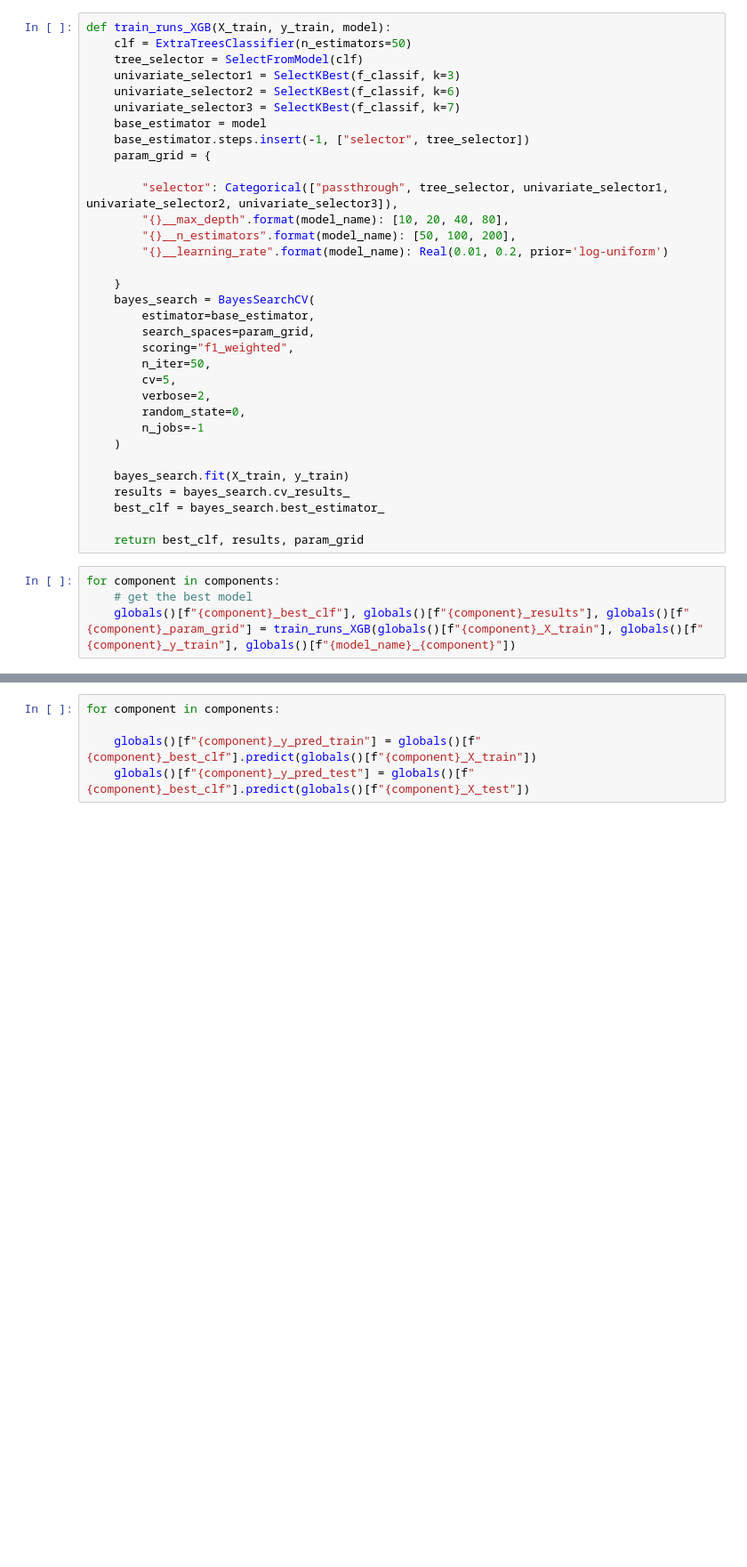
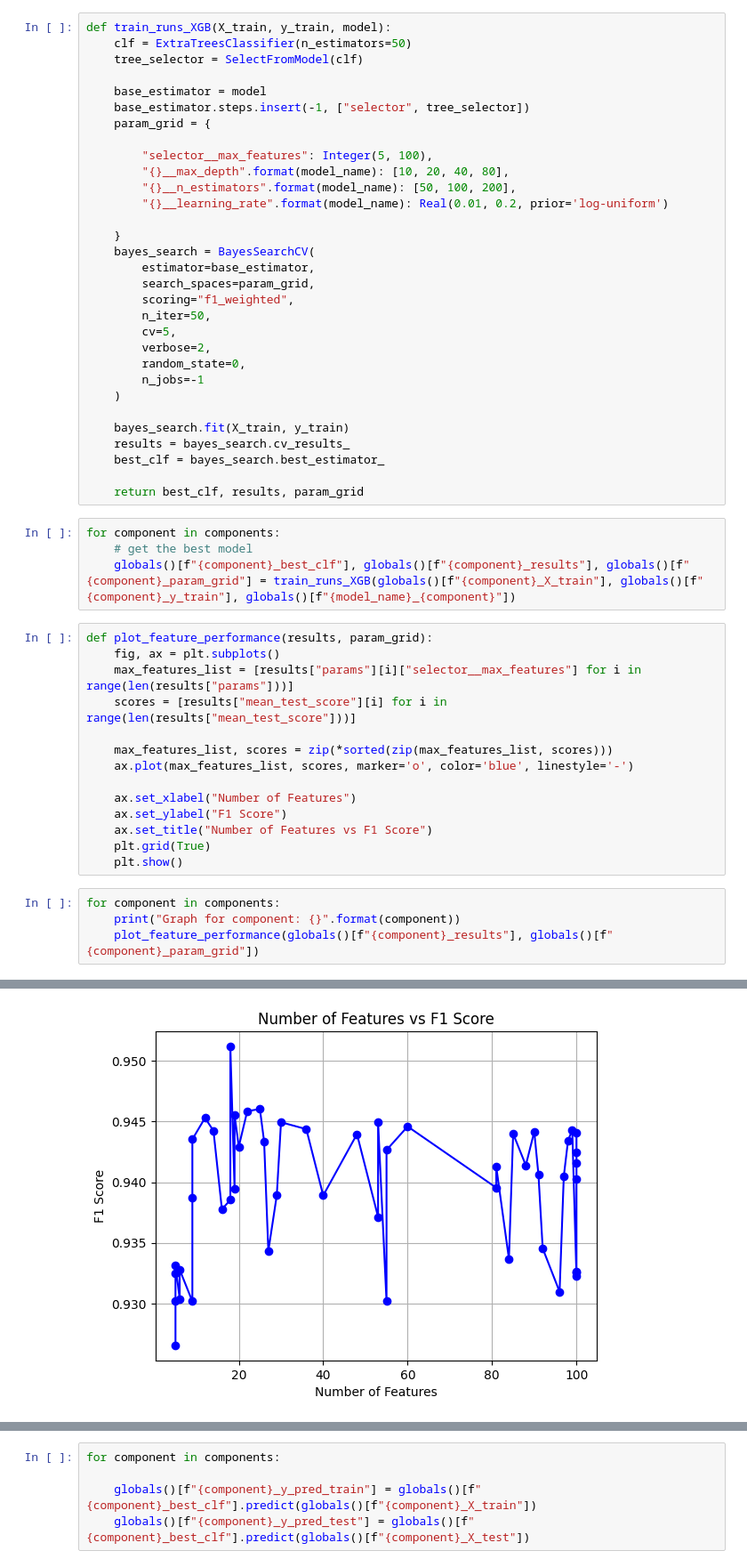
Before and after one commit to Supriya251998/wind_Turbine, a Jupyter notebook: main_pipeline/Feature_Selection.ipynb, the cells around one changed output, grey strips where cells are left out. Shown at 89% size. Cells and saved outputs as stored; diff of their text form; blank space fills up the shorter version.

```diff
--- a/main_pipeline/Feature_Selection.ipynb
+++ b/main_pipeline/Feature_Selection.ipynb
@@ -71,14 +71,12 @@ def train_run(X, y, X_valid, y_valid, model):
 def train_runs_XGB(X_train, y_train, model):
     clf = ExtraTreesClassifier(n_estimators=50)
     tree_selector = SelectFromModel(clf)
-    univariate_selector1 = SelectKBest(f_classif, k=3)
-    univariate_selector2 = SelectKBest(f_classif, k=6)
-    univariate_selector3 = SelectKBest(f_classif, k=7)
+
     base_estimator = model
     base_estimator.steps.insert(-1, ["selector", tree_selector])
     param_grid = {
 
-        "selector": Categorical(["passthrough", tree_selector, univariate_selector1, univariate_selector2, univariate_selector3]),
+        "selector__max_features": Integer(5, 100),
         "{}__max_depth".format(model_name): [10, 20, 40, 80],
         "{}__n_estimators".format(model_name): [50, 100, 200],
         "{}__learning_rate".format(model_name): Real(0.01, 0.2, prior='log-uniform')
@@ -104,3 +102,22 @@ def train_runs_XGB(X_train, y_train, model):
 for component in components:
     # get the best model
     globals()[f"{component}_best_clf"], globals()[f"{component}_results"], globals()[f"{component}_param_grid"] = train_runs_XGB(globals()[f"{component}_X_train"], globals()[f"{component}_y_train"], globals()[f"{model_name}_{component}"])
+# %%
+def plot_feature_performance(results, param_grid):
+    fig, ax = plt.subplots()
+    max_features_list = [results["params"][i]["selector__max_features"] for i in range(len(results["params"]))]
+    scores = [results["mean_test_score"][i] for i in range(len(results["mean_test_score"]))]
+
+    max_features_list, scores = zip(*sorted(zip(max_features_list, scores)))
+    ax.plot(max_features_list, scores, marker='o', color='blue', linestyle='-')
+
+    ax.set_xlabel("Number of Features")
+    ax.set_ylabel("F1 Score")
+    ax.set_title("Number of Features vs F1 Score")
+    plt.grid(True)
+    plt.show()
+# %%
+for component in components:
+    print("Graph for component: {}".format(component))
+    plot_feature_performance(globals()[f"{component}_results"], globals()[f"{component}_param_grid"])
+# %% [output]
@@ -106,0 +125 @@ for component in components:
+[figure, added]
```
Also changed, not shown: parts of 9 cells of this notebook.
